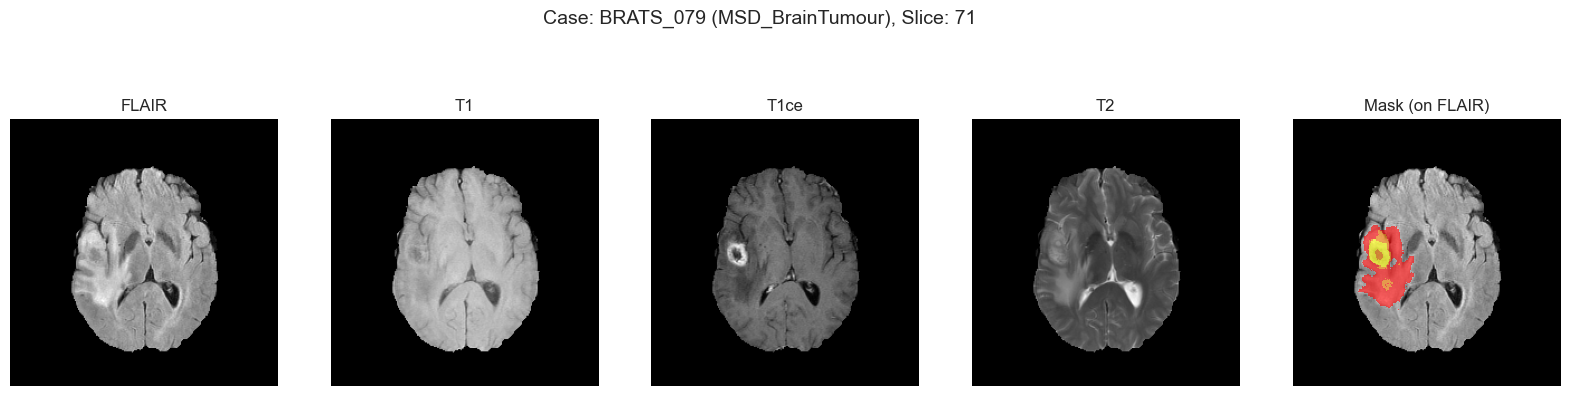
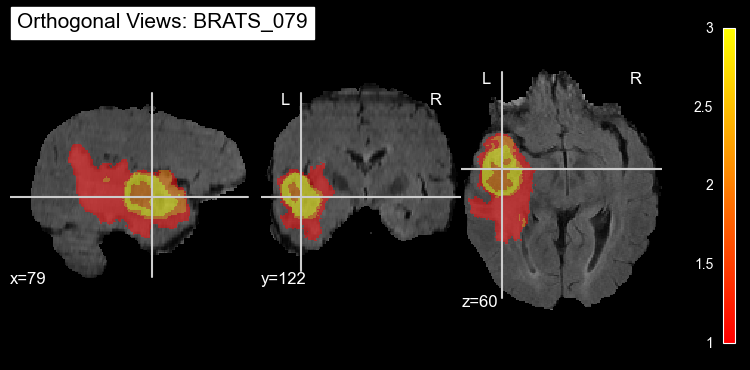
Unified diff of the notebook cell whose output changed from the first chart to the second:
--- before
+++ after
@@ -1,3 +1,3 @@
-def visualize_case(case_id, dataset):
+def visualize_case(case_id, dataset, axis=2):
     path_img = f"../data/processed/{dataset}/imagesTr/{case_id}.nii.gz"
     path_lbl = f"../data/processed/{dataset}/labelsTr/{case_id}.nii.gz"
@@ -13,32 +13,72 @@
     lbl = nib.load(path_lbl).get_fdata()
     
-    # Находим срез с максимальной площадью опухоли
-    slice_idx = np.argmax(np.sum(lbl > 0, axis=(0, 1)))
+    # Находим срез с максимальной площадью опухоли для выбранной оси
+    sum_axes = tuple([i for i in range(3) if i != axis])
+    slice_idx = np.argmax(np.sum(lbl > 0, axis=sum_axes))
     
+    # Подготовка срезов
+    if axis == 0: # Sagittal (YZ)
+        slicer = lambda data: data[slice_idx, :, :]
+        axis_name = "Sagittal"
+    elif axis == 1: # Coronal (XZ)
+        slicer = lambda data: data[:, slice_idx, :]
+        axis_name = "Coronal"
+    else: # Axial (XY)
+        slicer = lambda data: data[:, :, slice_idx]
+        axis_name = "Axial"
+        
     fig, axes = plt.subplots(1, 5, figsize=(20, 5))
     modalities = ['FLAIR', 'T1', 'T1ce', 'T2']
     
     for i in range(4):
-        axes[i].imshow(img[:, :, slice_idx, i].T, cmap='gray', origin='lower')
+        axes[i].imshow(slicer(img[..., i]).T, cmap='gray', origin='lower')
         axes[i].set_title(modalities[i])
         axes[i].axis('off')
         
     # Отображаем маску на фоне FLAIR
-    axes[4].imshow(img[:, :, slice_idx, 0].T, cmap='gray', origin='lower')
-    mask = np.ma.masked_where(lbl[:, :, slice_idx] == 0, lbl[:, :, slice_idx])
+    axes[4].imshow(slicer(img[..., 0]).T, cmap='gray', origin='lower')
+    mask_data = slicer(lbl)
+    mask = np.ma.masked_where(mask_data == 0, mask_data)
     axes[4].imshow(mask.T, cmap='autumn', alpha=0.6, origin='lower', interpolation='none')
     axes[4].set_title('Mask (on FLAIR)')
     axes[4].axis('off')
     
-    plt.suptitle(f"Case: {case_id} ({dataset}), Slice: {slice_idx}", fontsize=14)
+    plt.suptitle(f"Case: {case_id} ({dataset}), Axis: {axis_name}, Slice: {slice_idx}", fontsize=14)
     plt.show()
 
+def visualize_case_ortho(case_id, dataset):
+    path_img = f"../data/processed/{dataset}/imagesTr/{case_id}.nii.gz"
+    path_lbl = f"../data/processed/{dataset}/labelsTr/{case_id}.nii.gz"
+    if not os.path.exists(path_img):
+        path_img = f"data/processed/{dataset}/imagesTr/{case_id}.nii.gz"
+        path_lbl = f"data/processed/{dataset}/labelsTr/{case_id}.nii.gz"
+
+    if not os.path.exists(path_img):
+        print(f"Error: File not found {path_img}")
+        return
+
+    img_nii = nib.load(path_img)
+    lbl_nii = nib.load(path_lbl)
+    
+    # Выделяем FLAIR (канал 0) для фона
+    from nilearn.image import index_img
+    flair_nii = index_img(img_nii, 0)
+    
+    plotting.plot_roi(lbl_nii, bg_img=flair_nii, 
+                     title=f"Orthogonal Views: {case_id}",
+                     display_mode='ortho', 
+                     cut_coords=None, 
+                     cmap='autumn',
+                     alpha=0.5)
+    plotting.show()
+
 # Визуализация примеров
-print("Типичный случай (медиана объема):")
-visualize_case('BRATS_079', 'MSD_BrainTumour')
+print("Золотой стандарт (3 проекции + детальные модальности):")
+visualize_case_ortho('BRATS_079', 'MSD_BrainTumour')
+visualize_case('BRATS_079', 'MSD_BrainTumour', axis=2)
 
-print("Атипичный случай (малый объем):")
-visualize_case('UPENN-GBM-00266_11', 'UPENN-GBM')
+print("Атипичный случай (малый объем, Сагиттальная проекция):")
+visualize_case('UPENN-GBM-00266_11', 'UPENN-GBM', axis=0)
 
-print("Атипичный случай (большой объем):")
-visualize_case('BRATS_249', 'MSD_BrainTumour')
+print("Атипичный случай (большой объем, Корональная проекция):")
+visualize_case('BRATS_249', 'MSD_BrainTumour', axis=1)

Commit: refactor(notebooks): improve EDA visualization with orthogonal views and nilearn dependency